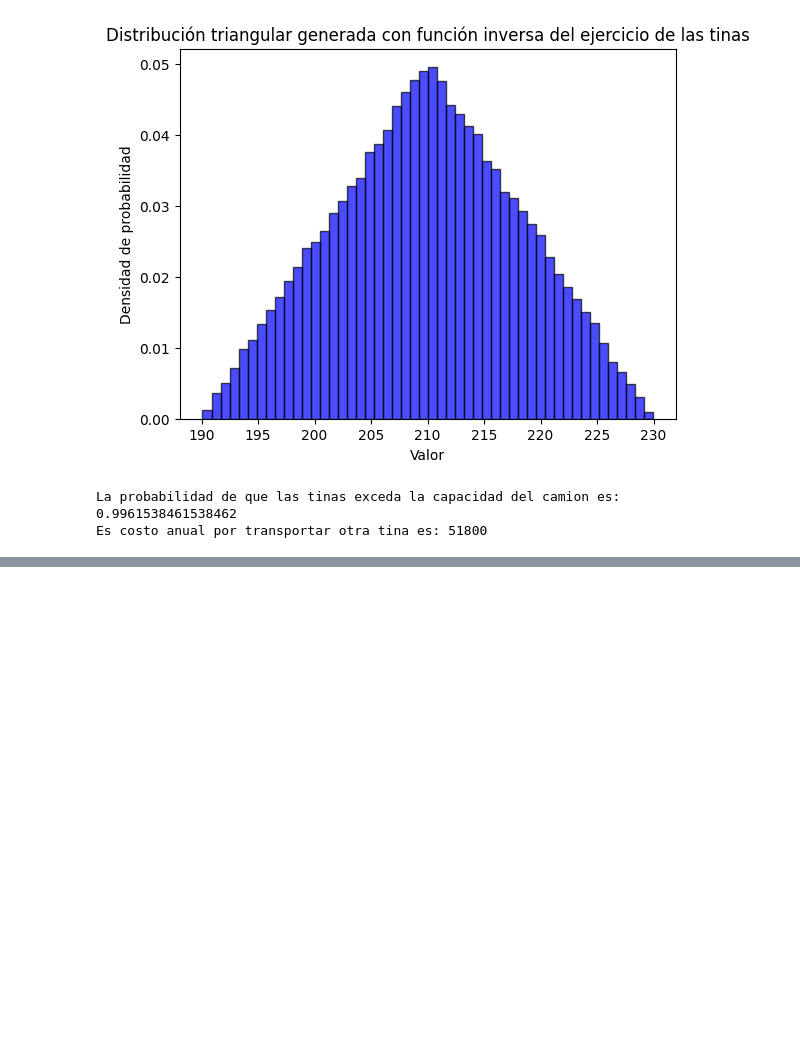
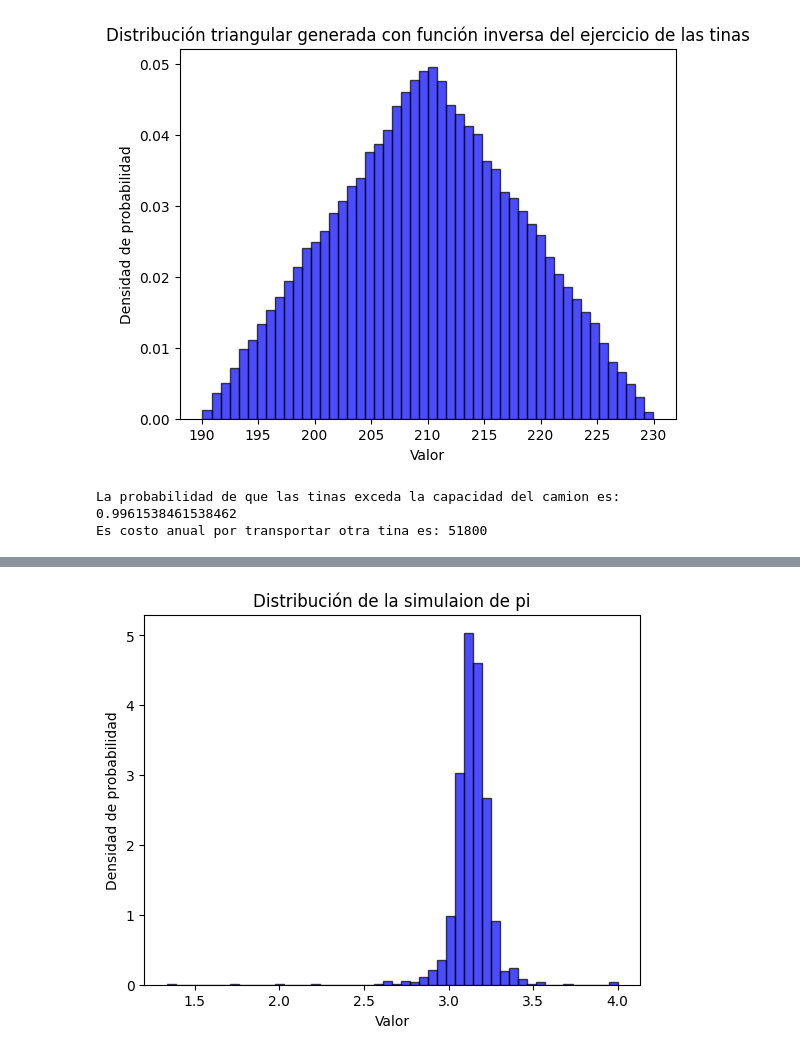
Before and after one commit to Zarate73/Simulaci-n-, a Jupyter notebook: Catalogo_de_distribuciones.ipynb, the cells around one changed output, grey strips where cells are left out. Cells and saved outputs as stored; diff of their text form; code cells hidden in the pictures; blank space fills up the shorter version.

```diff
--- a/Catalogo_de_distribuciones.ipynb
+++ b/Catalogo_de_distribuciones.ipynb
@@ -728,0 +805,25 @@ Es costo anual por transportar otra tina es: 51800
+# %%
+def est_pi(N):
+  n=0
+  for i in range(N):
+    x=rd.random()
+    y=rd.random()
+    if y <= np.sqrt(1-x**2):
+      n+=1
+
+    estimate=4*(n/N)
+  return  estimate
+# %%
+def sim_pi(M):
+  C=[]
+  cont=0
+  k=0
+  while np.absolute(k-np.pi)>0.0001:
+    k=est_pi(cont+1)
+    C.append(k)
+    cont +=1
+    # Agregar una condición de parada adicional para evitar un bucle infinito
+    if cont > 1000000:
+      print("Bucle infinito detectado. Saliendo...")
+      break
+  return C, cont, k
@@ -728,0 +839,15 @@ Es costo anual por transportar otra tina es: 51800
+# %%
+
+
+# Crear histograma para visualizar la distribución
+plt.hist(k, bins=50, density=True, alpha=0.7, color='blue', edgecolor='black')
+
+# Agregar etiquetas y título
+plt.xlabel('Valor')
+plt.ylabel('Densidad de probabilidad')
+plt.title('Distribución de la simulaion de pi')
+
+# Mostrar la gráfica
+plt.show()
+# %% [output]
+[figure, added]
```
Also changed, not shown: parts of 9 cells of this notebook.
